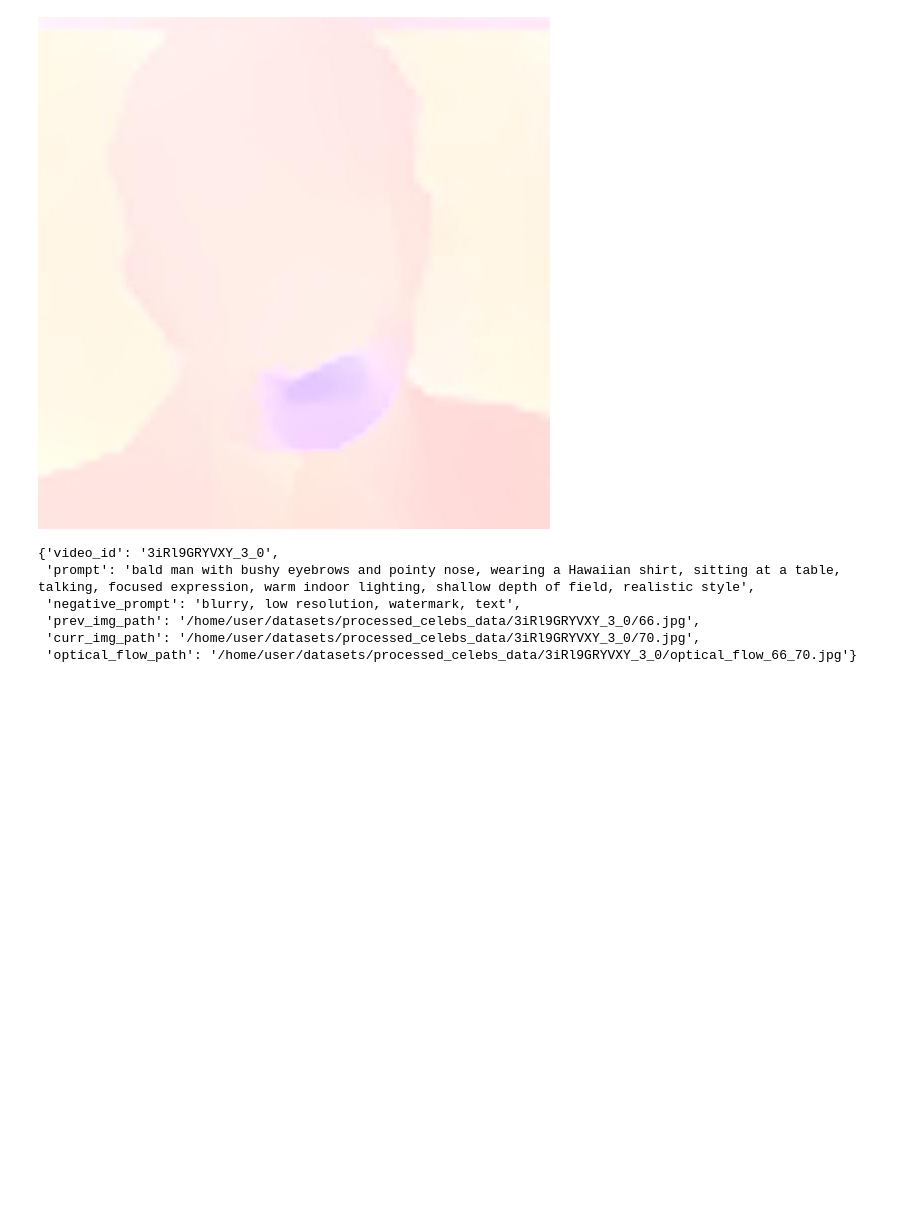
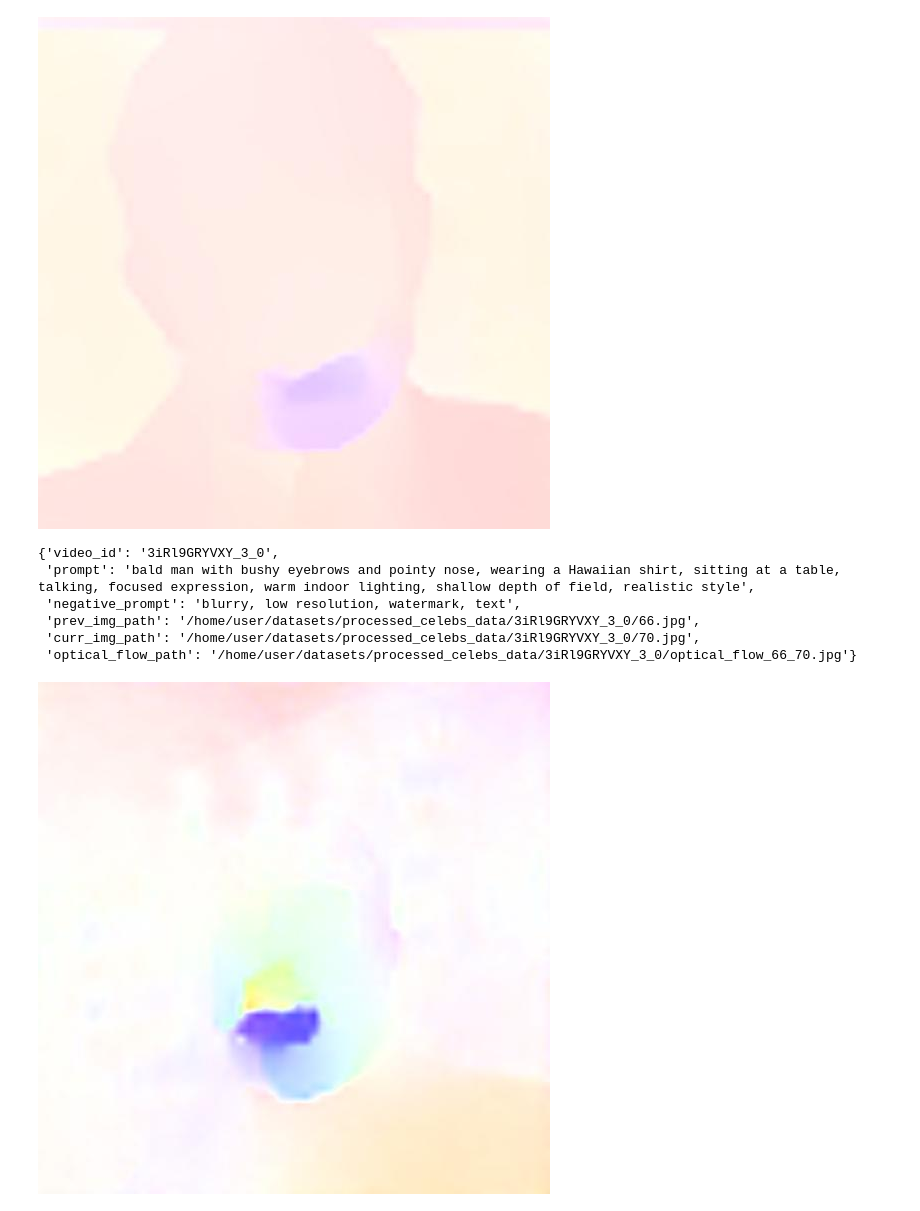
Before and after one commit to livepeer/StreamDiffusion, a Jupyter notebook: temp.ipynb, the cells around one changed output. Saved outputs shown, nothing was run; the diff lists cells and outputs as text; code cells hidden in the pictures; blank space fills up the shorter version.

```diff
--- a/temp.ipynb
+++ b/temp.ipynb
@@ -128,2 +141,4 @@ data[155318]
 # %%
-data[54915]
+Image("/workspace/datasets/processed_celebs_data/3iRl9GRYVXY_3_0/optical_flow_66_70.jpg")
+# %% [output]
+[figure, added]
```
Also changed, not shown: parts of 9 cells of this notebook, 14 other files.
